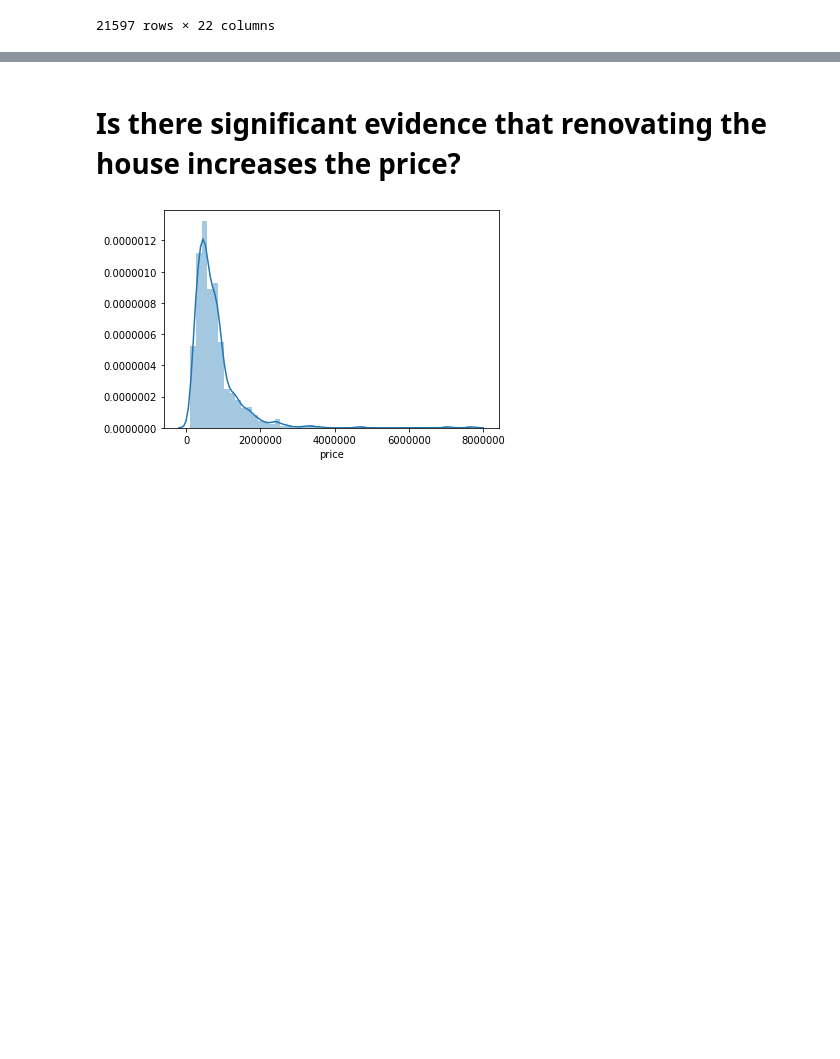
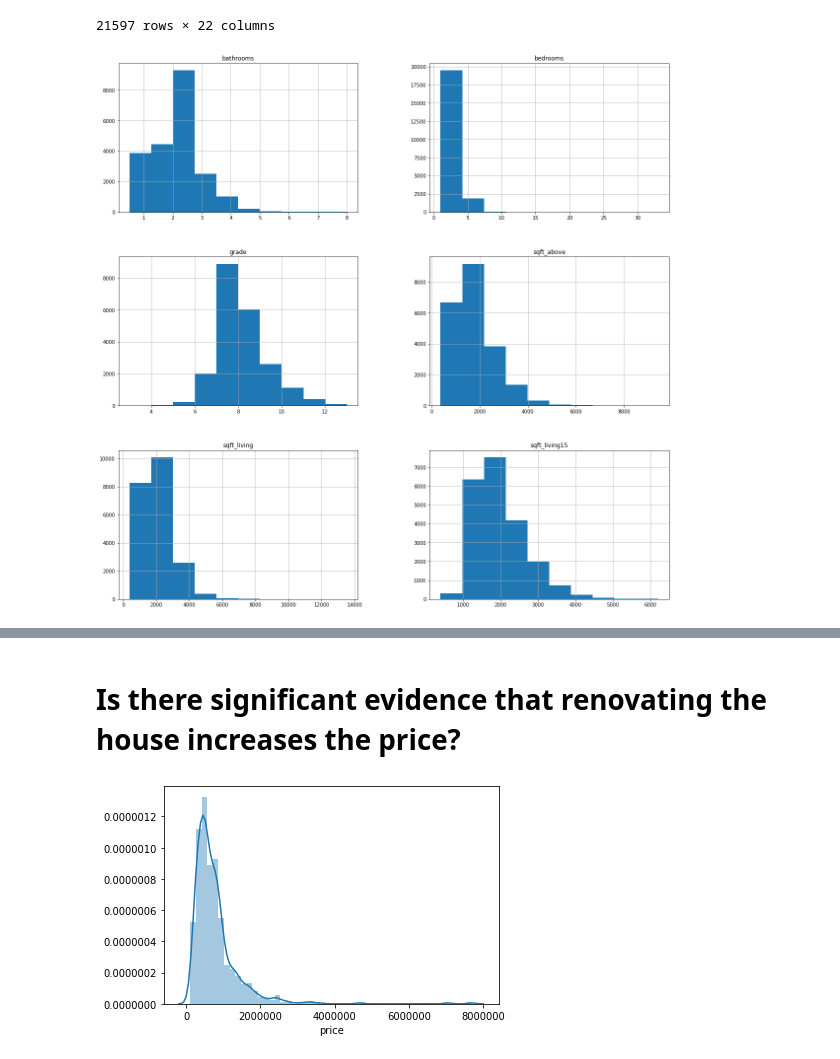
Before and after one commit to matteomm/dsc-mod-2-project-v2-1-london-ds-02172020, a Jupyter notebook: index_EDA.ipynb, the cells around one changed output, grey strips where cells are left out. Drawn from its saved outputs; the diff is of its cells as text; code cells hidden in the pictures; blank space fills up the shorter version.

```diff
--- a/index_EDA.ipynb
+++ b/index_EDA.ipynb
@@ -147,3 +147,9 @@ df
 | 21595 | 291310100 | 2015-01-16 | 400000.0 | 3 | 2.50 | 1600 | 2388 | 2.0 | NaN | 0.0 | ... |
 | 21596 | 1523300157 | 2014-10-15 | 325000.0 | 2 | 0.75 | 1020 | 1076 | 2.0 | 0.0 | 0.0 | ... |
 21597 rows × 22 columns
+# %%
+# checking for normality of most interesting data
+df_unique[['bedrooms', 'bathrooms', 'sqft_living', 'grade', 'sqft_above','sqft_living15']].hist(figsize = (20,20))
+plt.show()
+# %% [output]
+[figure, added]
```
Also changed, not shown: parts of 12 cells of this notebook.
